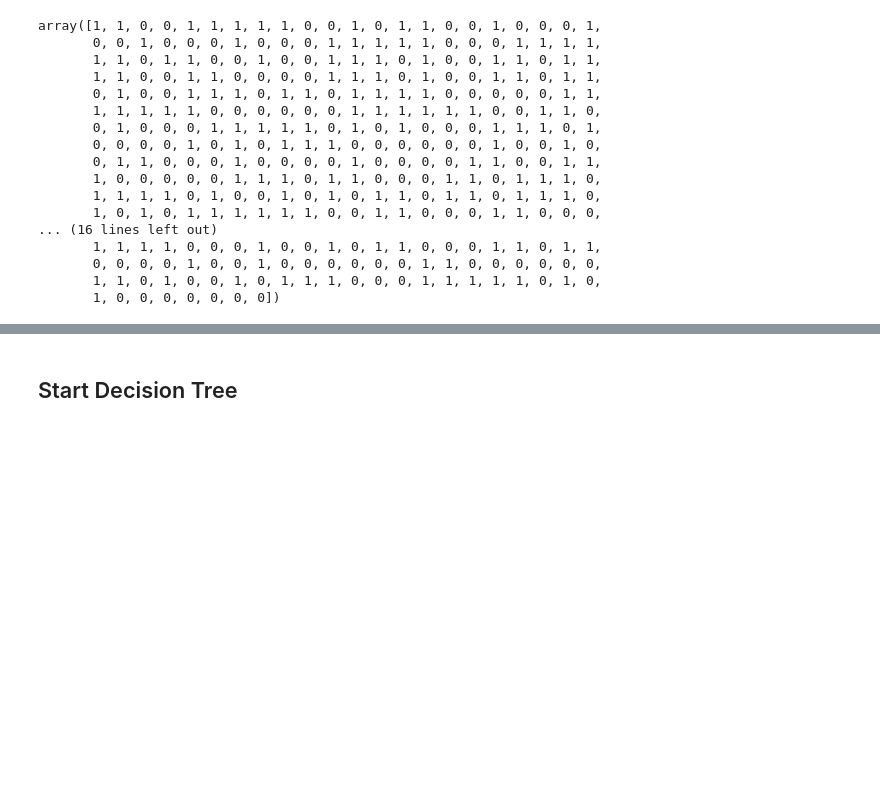
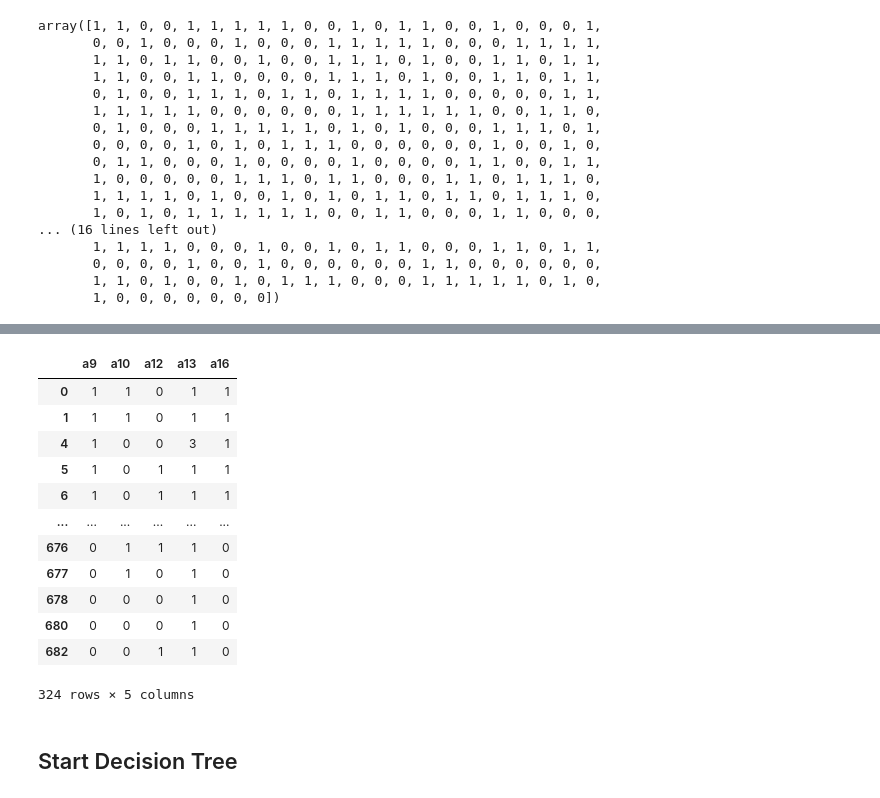
Before and after one commit to tohnperfect/DPDM2023, a Jupyter notebook: Classification.ipynb, the cells around one changed output, grey strips where cells are left out. Drawn from its saved outputs; the diff is of its cells as text; code cells hidden in the pictures; blank space fills up the shorter version.

```diff
--- a/Classification.ipynb
+++ b/Classification.ipynb
@@ -130,3 +150,19 @@ test.shape
+# %%
+train
+# %% [output]
+|  | a9 | a10 | a12 | a13 | a16 |
+| 0 | 1 | 1 | 0 | 1 | 1 |
+| 1 | 1 | 1 | 0 | 1 | 1 |
+| 4 | 1 | 0 | 0 | 3 | 1 |
+| 5 | 1 | 0 | 1 | 1 | 1 |
+| 6 | 1 | 0 | 1 | 1 | 1 |
+| ... | ... | ... | ... | ... | ... |
+| 676 | 0 | 1 | 1 | 1 | 0 |
+| 677 | 0 | 1 | 0 | 1 | 0 |
+| 678 | 0 | 0 | 0 | 1 | 0 |
+| 680 | 0 | 0 | 0 | 1 | 0 |
+| 682 | 0 | 0 | 1 | 1 | 0 |
+324 rows × 5 columns
 # %% [markdown]
 ## Start Decision Tree
 # %% [markdown]
```
Also changed, not shown: parts of 141 cells of this notebook.
